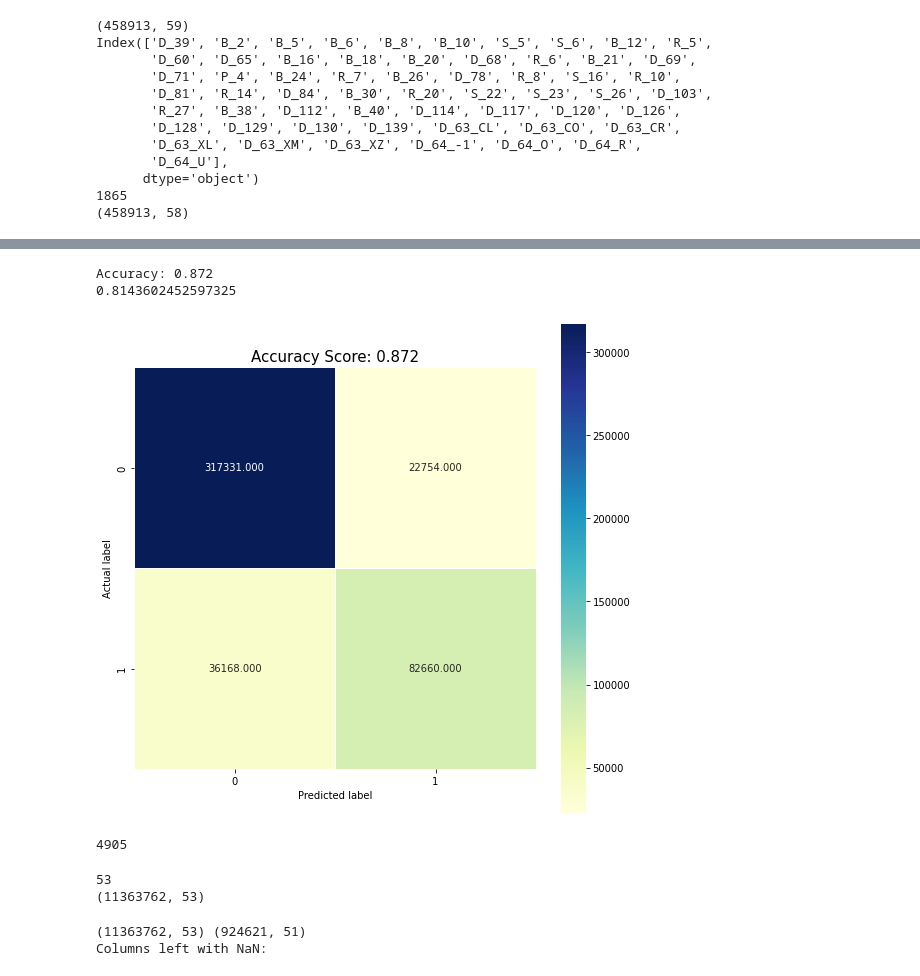
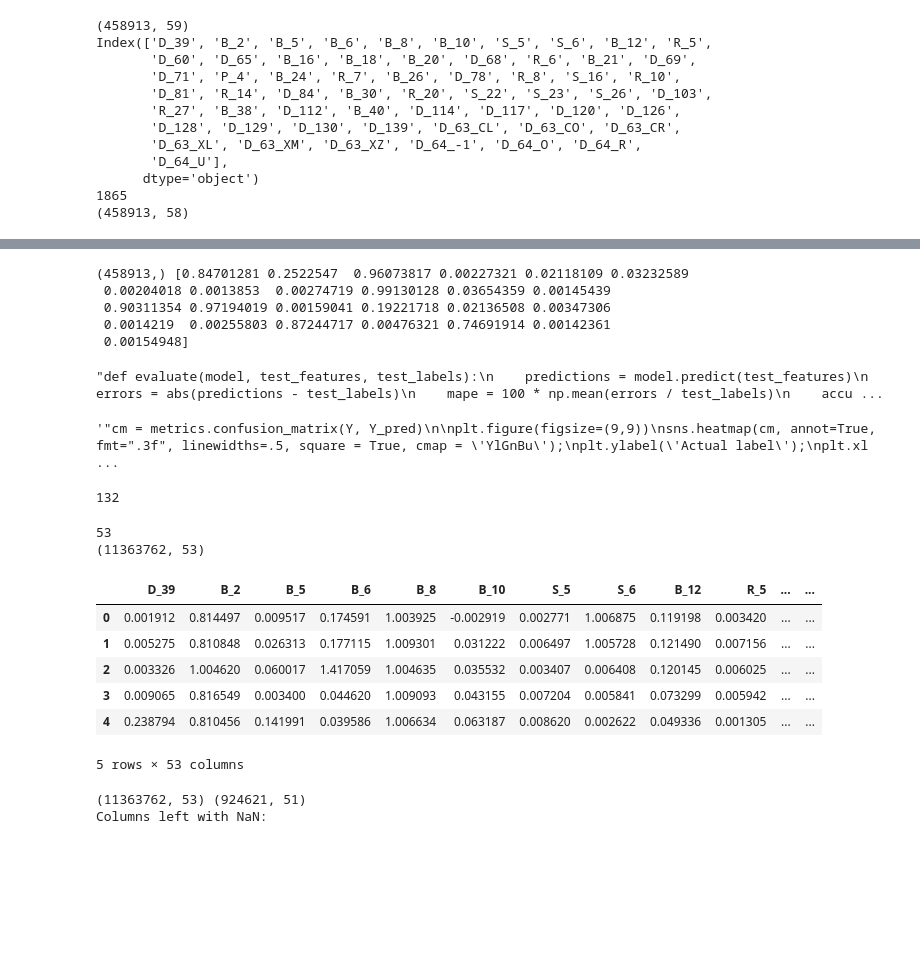
Before and after one commit to DakotaBosch/Default_Prediction, a Jupyter notebook: default-prediction.ipynb, the cells around one changed output, grey strips where cells are left out. Cells and saved outputs as stored; diff of their text form; code cells hidden in the pictures; blank space fills up the shorter version.

```diff
--- a/default-prediction.ipynb
+++ b/default-prediction.ipynb
@@ -240,5 +265,30 @@ Please also refer to the documentation for alternative solver options:
+# %%
+Y_pred = model.predict_proba(X)
+Y_pred = Y_pred[:,1]
+print(Y_pred.shape, Y_pred[25:50])
+# %% [output]
+(458913,) [0.84701281 0.2522547  0.96073817 0.00227321 0.02118109 0.03232589
+ 0.00204018 0.0013853  0.00274719 0.99130128 0.03654359 0.00145439
+ 0.90311354 0.97194019 0.00159041 0.19221718 0.02136508 0.00347306
+ 0.0014219  0.00255803 0.87244717 0.00476321 0.74691914 0.00142361
+ 0.00154948]
+# %%
+"""def evaluate(model, test_features, test_labels):
+    predictions = model.predict(test_features)
+    errors = abs(predictions - test_labels)
+    mape = 100 * np.mean(errors / test_labels)
+    accuracy = 100 - mape
+    print('Model Performance')
+    print('Average Error: {:0.4f} degrees.'.format(np.mean(errors)))
+    print('Accuracy = {:0.2f}%.'.format(accuracy))
+
+accuracy = evaluate(model, X, Y)
+
+print('Accuracy:{:0.2f}%.'.format( 100 * accuracy))"""
+# %% [output]
+"def evaluate(model, test_features, test_labels):\n    predictions = model.predict(test_features)\n    errors = abs(predictions - test_labels)\n    mape = 100 * np.mean(errors / test_labels)\n    accu ...
 # %%
-cm = metrics.confusion_matrix(Y, Y_pred)
+""""cm = metrics.confusion_matrix(Y, Y_pred)
 
 plt.figure(figsize=(9,9))
 sns.heatmap(cm, annot=True, fmt=".3f", linewidths=.5, square = True, cmap = 'YlGnBu');
@@ -249,17 +299,15 @@ plt.title(all_sample_title, size = 15);
 
 print('Accuracy:',round(metrics.accuracy_score(Y, Y_pred),3))
 metrics.roc_curve(Y, Y_pred)
-print(metrics.roc_auc_score(Y, Y_pred))
+print(metrics.roc_auc_score(Y, Y_pred))"""
 # %% [output]
-Accuracy: 0.872
-0.8143602452597325
+'"cm = metrics.confusion_matrix(Y, Y_pred)\n\nplt.figure(figsize=(9,9))\nsns.heatmap(cm, annot=True, fmt=".3f", linewidths=.5, square = True, cmap = \'YlGnBu\');\nplt.ylabel(\'Actual label\');\nplt.xl ...
-[figure, removed]
 # %%
 #free up ram
-del df1, df_label, cm
+del df1, df_label
 gc.collect()
 # %% [output]
-4905
+132
 # %%
 #run prediction on test data
 
@@ -270,6 +318,16 @@ print(df2.shape)
 # %% [output]
 53
 (11363762, 53)
+# %%
+df2.head()
+# %% [output]
+|  | D_39 | B_2 | B_5 | B_6 | B_8 | B_10 | S_5 | S_6 | B_12 | R_5 | ... | ... |
+| 0 | 0.001912 | 0.814497 | 0.009517 | 0.174591 | 1.003925 | -0.002919 | 0.002771 | 1.006875 | 0.119198 | 0.003420 | ... | ... |
+| 1 | 0.005275 | 0.810848 | 0.026313 | 0.177115 | 1.009301 | 0.031222 | 0.006497 | 1.005728 | 0.121490 | 0.007156 | ... | ... |
+| 2 | 0.003326 | 1.004620 | 0.060017 | 1.417059 | 1.004635 | 0.035532 | 0.003407 | 0.006408 | 0.120145 | 0.006025 | ... | ... |
+| 3 | 0.009065 | 0.816549 | 0.003400 | 0.044620 | 1.009093 | 0.043155 | 0.007204 | 0.005841 | 0.073299 | 0.005942 | ... | ... |
+| 4 | 0.238794 | 0.810456 | 0.141991 | 0.039586 | 1.006634 | 0.063187 | 0.008620 | 0.002622 | 0.049336 | 0.001305 | ... | ... |
+5 rows × 53 columns
 # %%
 #Handling missing values via imputation
 #df2.iloc[:,:] = my_imputer.fit_transform(df2.iloc[:,:])
```
Also changed, not shown: parts of 8 cells of this notebook.
